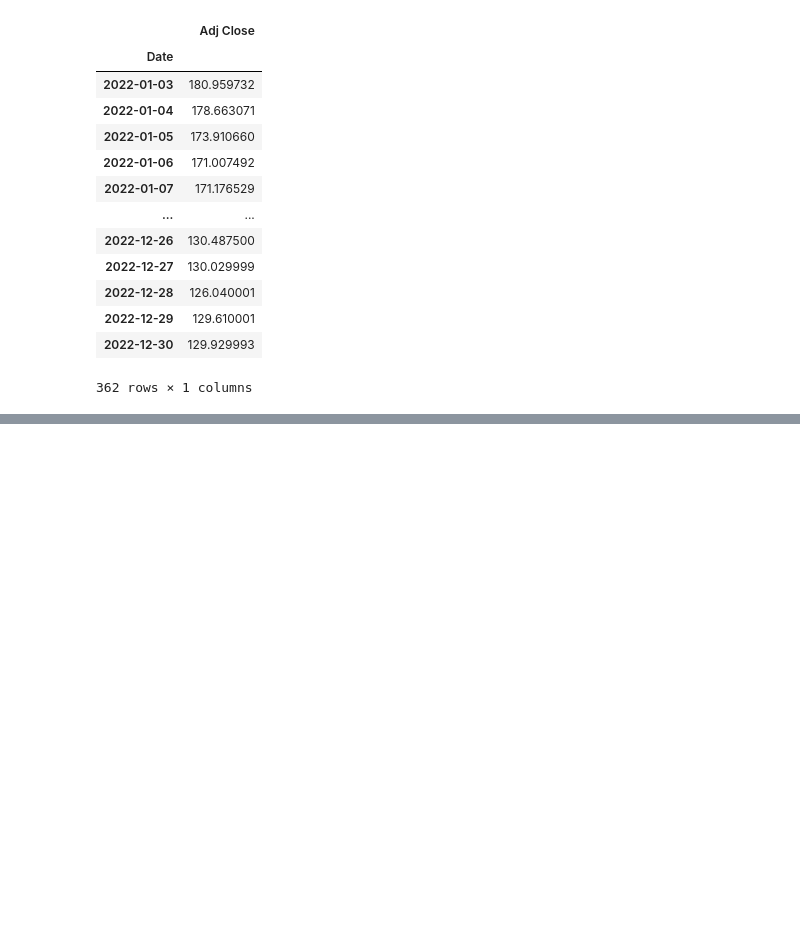
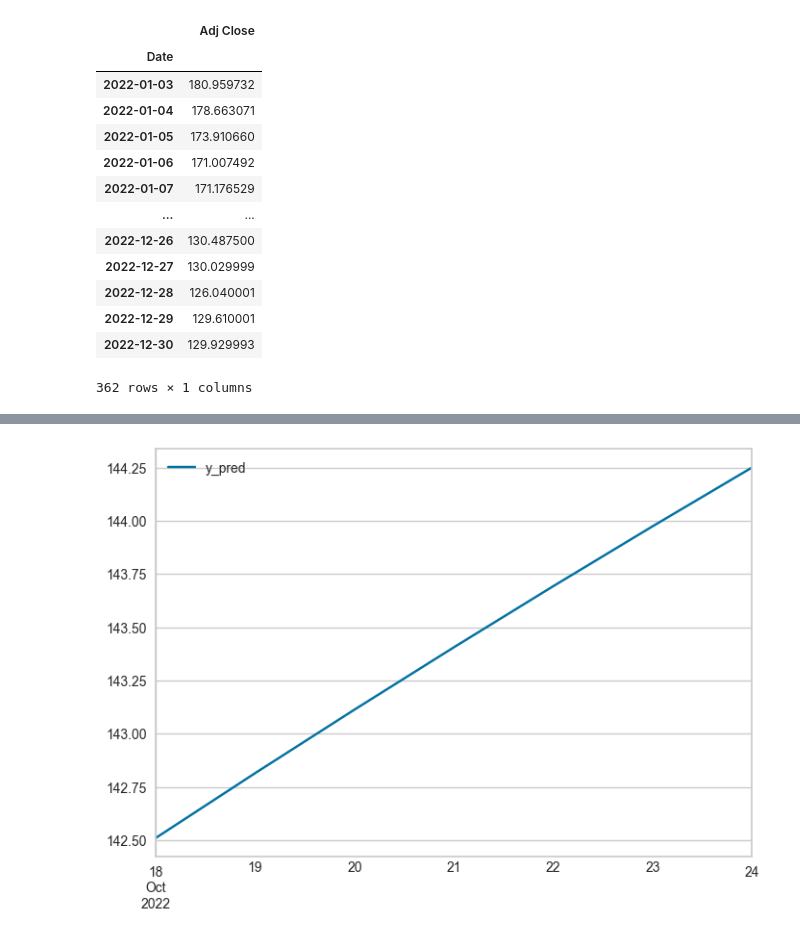
Before and after one commit to grantc00/testing_interpolate, a Jupyter notebook: test2.ipynb, the cells around one changed output, grey strips where cells are left out. Cells and saved outputs as stored; diff of their text form; code cells hidden in the pictures; blank space fills up the shorter version.

```diff
--- a/test2.ipynb
+++ b/test2.ipynb
@@ -274,0 +205,3 @@ Error:
+# %%
+arima = exp.create_model('arima', fold=3)
+plot_model(arima)
@@ -274,0 +260,3 @@ Error:
+# %%
+tuned_arima = exp.tune_model(arima, optimize='RMSE')
+plot_model(tuned_arima)
@@ -274,0 +322,6 @@ Error:
+# %%
+pred_arima = predict_model(tuned_arima, fh=7)
+
+ax = pred_arima.plot()
+# %% [output]
+[figure, added]
```
Also changed, not shown: parts of 23 cells of this notebook, 2 other files.
